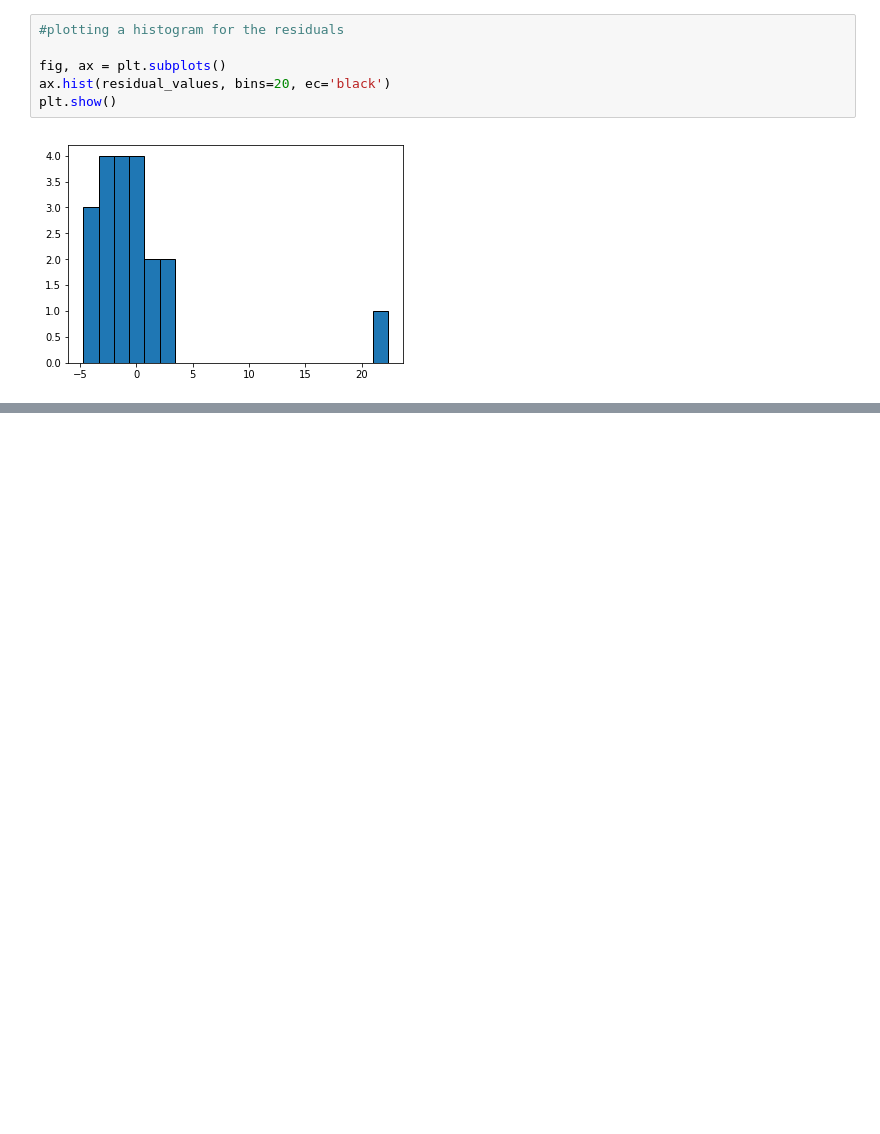
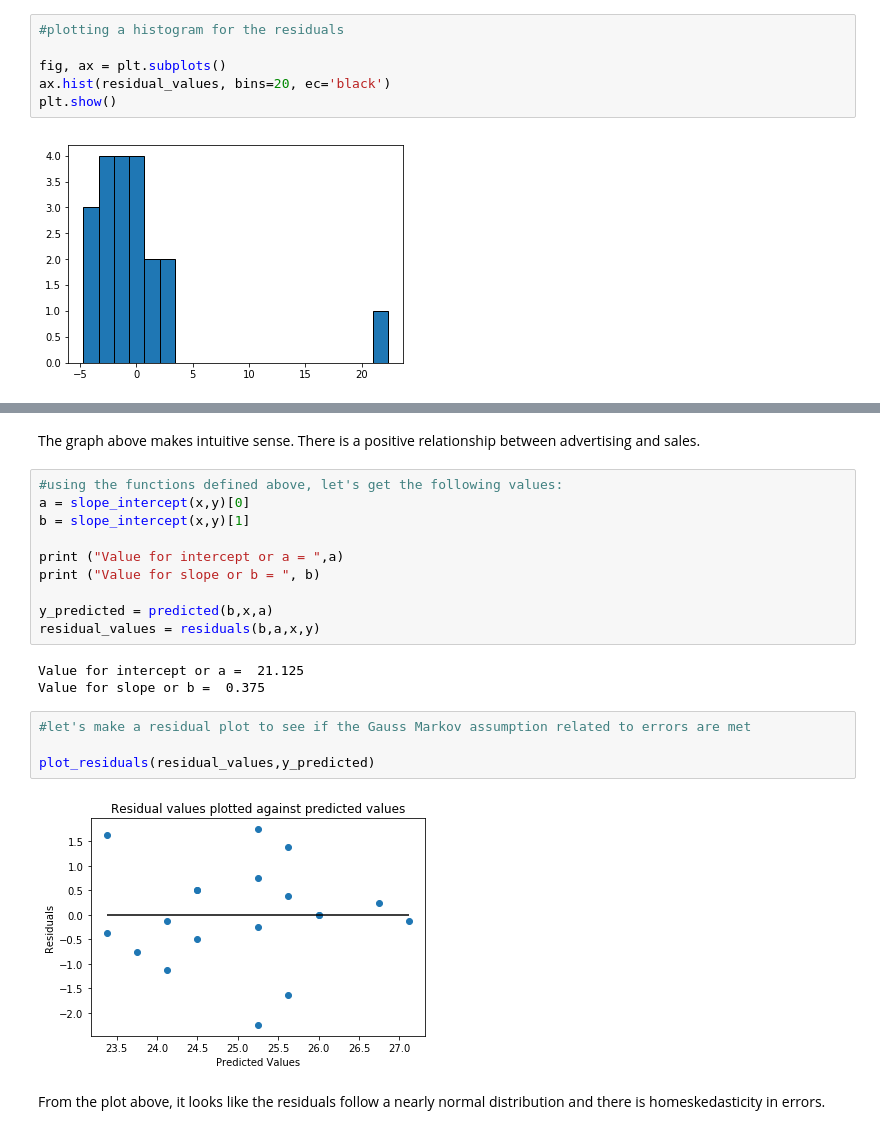
Before and after one commit to kaleembukhari90/Econometric-Models, a Jupyter notebook: Simple Linear Regression Analysis.ipynb, the cells around one changed output, grey strips where cells are left out. Drawn from its saved outputs; the diff is of its cells as text; blank space fills up the shorter version.

```diff
--- a/Simple Linear Regression Analysis.ipynb
+++ b/Simple Linear Regression Analysis.ipynb
@@ -167,0 +237,23 @@ Almost all the residual values have lie between -5 and +5. However, there is one
+# %% [markdown]
+The graph above makes intuitive sense. There is a positive relationship between advertising and sales.
+# %%
+#using the functions defined above, let's get the following values:
+a = slope_intercept(x,y)[0]
+b = slope_intercept(x,y)[1]
+
+print ("Value for intercept or a = ",a)
+print ("Value for slope or b = ", b)
+
+y_predicted = predicted(b,x,a)
+residual_values = residuals(b,a,x,y)
+# %% [output]
+Value for intercept or a =  21.125
+Value for slope or b =  0.375
+# %%
+#let's make a residual plot to see if the Gauss Markov assumption related to errors are met
+
+plot_residuals(residual_values,y_predicted)
+# %% [output]
+[figure, added]
+# %% [markdown]
+From the plot above, it looks like the residuals follow a nearly normal distribution and there is homeskedasticity in errors.
```
Also changed, not shown: parts of 17 cells of this notebook.
